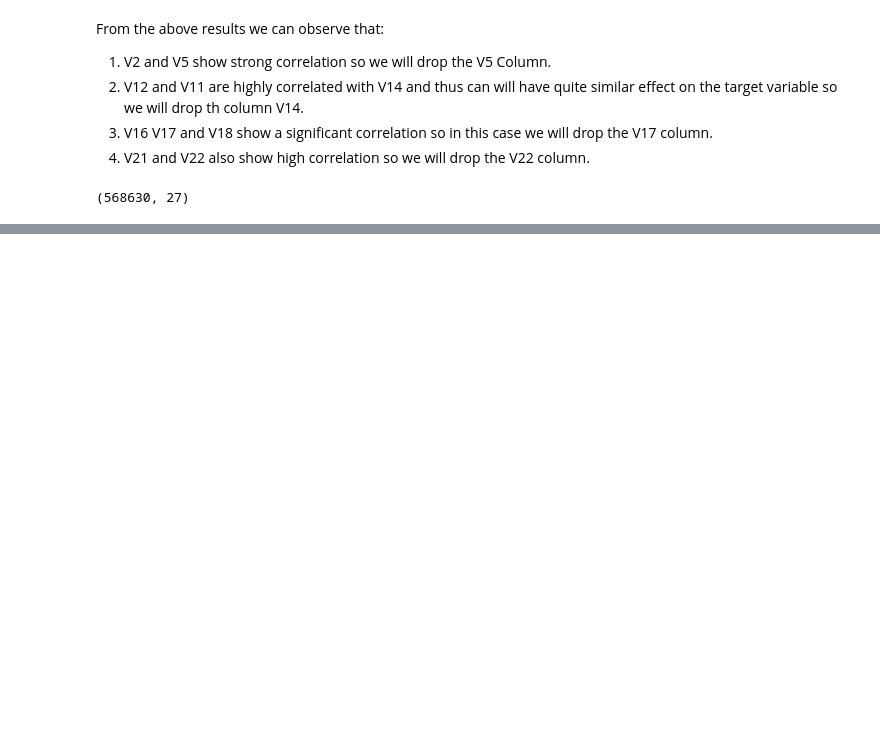
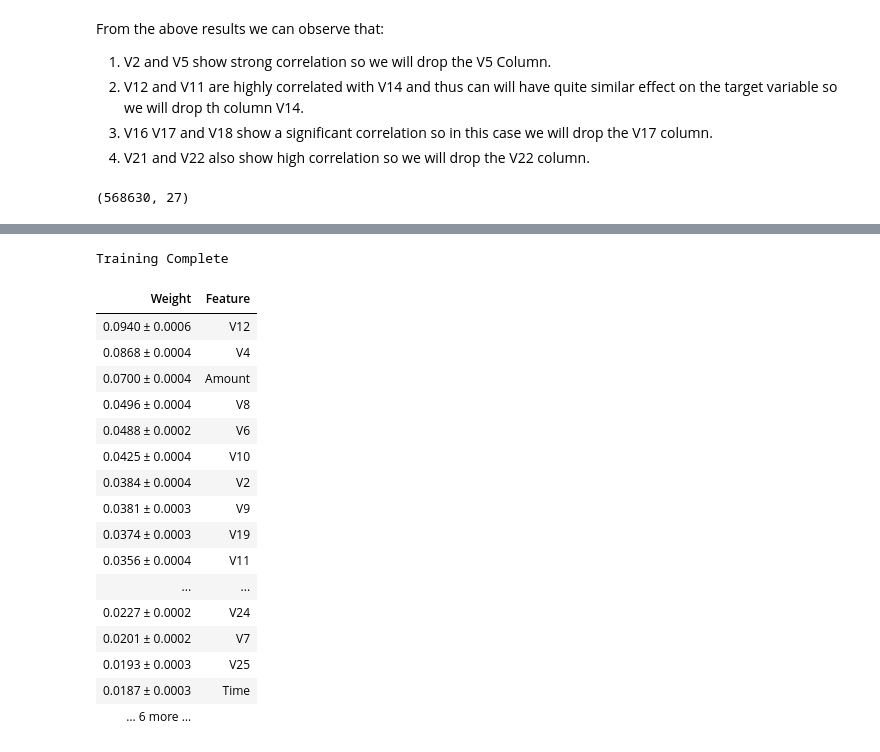
Before and after one commit to yasho191/Credit_Card_Fraud_Detection, a Jupyter notebook: Deep Learning Approach.ipynb, the cells around one changed output, grey strips where cells are left out. Drawn from its saved outputs; the diff is of its cells as text; code cells hidden in the pictures; blank space fills up the shorter version.

```diff
--- a/Deep Learning Approach.ipynb
+++ b/Deep Learning Approach.ipynb
@@ -438,12 +244,37 @@ def base_model():
     model.compile(loss='binary_crossentropy', optimizer='adam', metrics=['accuracy'])
     return model
 # %%
+X = df.iloc[:, :26].values
+Y = df.iloc[:, 26].values
 import eli5
 from eli5.sklearn import PermutationImportance
 
-classifier = KerasClassifier(build_fn=base_model, epochs=100, batch_size=5, verbose=0)
+
+
+classifier = KerasClassifier(build_fn=base_model, epochs=7, batch_size=50, verbose=0)
 classifier.fit(X, Y)
 print("Training Complete")
 
 perm = PermutationImportance(classifier, random_state=1).fit(X,Y)
-eli5.show_weights(perm, feature_names = df.columns.toList())
+# %% [output]
+Training Complete
+# %%
+eli5.show_weights(perm, feature_names = list(df.columns)[:26])
+# %% [output]
+| Weight | Feature |
+| 0.0940 ± 0.0006 | V12 |
+| 0.0868 ± 0.0004 | V4 |
+| 0.0700 ± 0.0004 | Amount |
+| 0.0496 ± 0.0004 | V8 |
+| 0.0488 ± 0.0002 | V6 |
+| 0.0425 ± 0.0004 | V10 |
+| 0.0384 ± 0.0004 | V2 |
+| 0.0381 ± 0.0003 | V9 |
+| 0.0374 ± 0.0003 | V19 |
+| 0.0356 ± 0.0004 | V11 |
+| ... | ... |
+| 0.0227 ± 0.0002 | V24 |
+| 0.0201 ± 0.0002 | V7 |
+| 0.0193 ± 0.0003 | V25 |
+| 0.0187 ± 0.0003 | Time |
+| … 6 more … |  |
```
Also changed, not shown: parts of 27 cells of this notebook, 2 other files.
